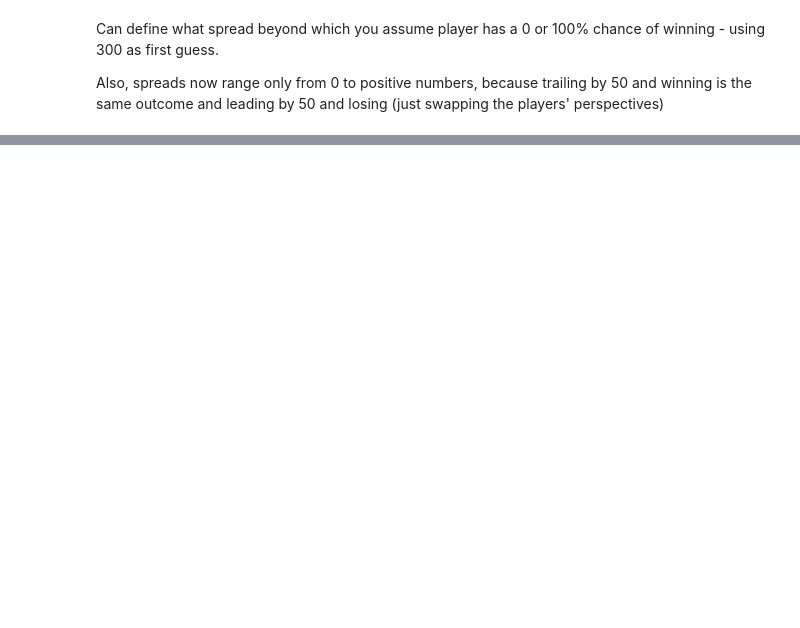
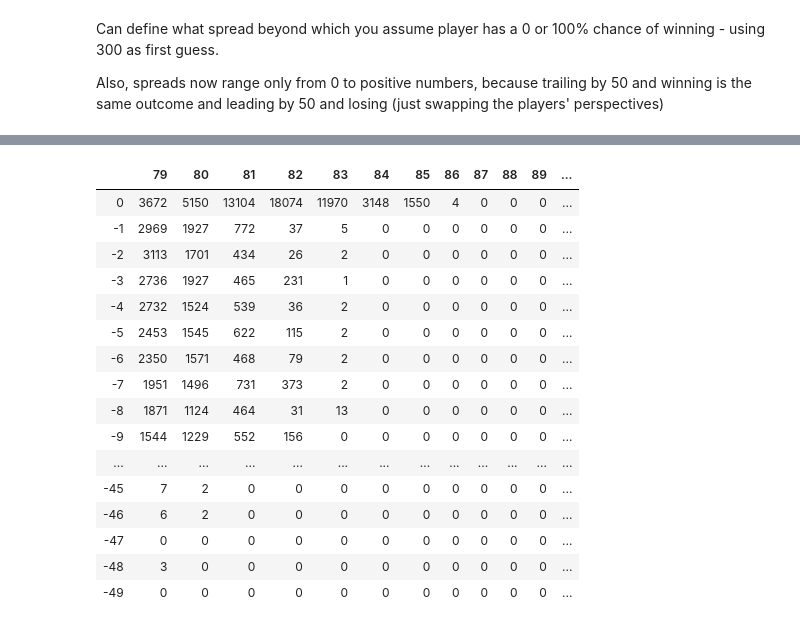
Before and after one commit to domino14/macondo, a Jupyter notebook: notebooks/win_pct/calculate_win_percentages.ipynb, the cells around one changed output, grey strips where cells are left out. Cells and saved outputs as stored; diff of their text form; code cells hidden in the pictures; blank space fills up the shorter version.

```diff
--- a/notebooks/win_pct/calculate_win_percentages.ipynb
+++ b/notebooks/win_pct/calculate_win_percentages.ipynb
@@ -16,6 +16,7 @@ log_folder = '../logs/'
 log_file = log_folder + 'log_20200515_preendgames.csv'
 
 todays_date = date.today().strftime("%Y%m%d")
+pd.options.display.max_rows = 999
 # %%
 spread = {}
 win_dict = {}
@@ -78,7 +85,7 @@ with open(log_file,'r') as f:
 
         # truncate spread to the range -max_spread to max_spread
         end_of_turn_tiles_left = int(row[10])-int(row[7])
-        end_of_turn_spread = int(row[6])-int(row[11])
+        end_of_turn_spread = min(max(int(row[6])-int(row[11]),-max_spread),max_spread)
 
         if end_of_turn_tiles_left > 0:
             counter_dict_by_spread_and_tiles_remaining[end_of_turn_tiles_left][end_of_turn_spread] += 1
@@ -91,9 +98,9 @@ with open(log_file,'r') as f:
                     end_of_turn_tiles_left][end_of_turn_spread] += (1-win_dict[row[1]])
 
         # debug rows
-        if i<10:
-            print(row)
-            print(end_of_turn_spread)
-            print(end_of_turn_tiles_left)
-            print(counter_dict_by_spread_and_tiles_remaining[end_of_turn_tiles_left][end_of_turn_spread])
-            print(win_counter_dict_by_spread_and_tiles_remaining[end_of_turn_tiles_left][end_of_turn_spread])
+#         if i<10:
+#             print(row)
+#             print(end_of_turn_spread)
+#             print(end_of_turn_tiles_left)
+#             print(counter_dict_by_spread_and_tiles_remaining[end_of_turn_tiles_left][end_of_turn_spread])
+#             print(win_counter_dict_by_spread_and_tiles_remaining[end_of_turn_tiles_left][end_of_turn_spread])
@@ -111,0 +144,20 @@ plt.savefig('win_pct.jpg')
+# %%
+count_df.iloc[300:350,79:]
+# %% [output]
+|  | 79 | 80 | 81 | 82 | 83 | 84 | 85 | 86 | 87 | 88 | 89 | ... |
+| 0 | 3672 | 5150 | 13104 | 18074 | 11970 | 3148 | 1550 | 4 | 0 | 0 | 0 | ... |
+| -1 | 2969 | 1927 | 772 | 37 | 5 | 0 | 0 | 0 | 0 | 0 | 0 | ... |
+| -2 | 3113 | 1701 | 434 | 26 | 2 | 0 | 0 | 0 | 0 | 0 | 0 | ... |
+| -3 | 2736 | 1927 | 465 | 231 | 1 | 0 | 0 | 0 | 0 | 0 | 0 | ... |
+| -4 | 2732 | 1524 | 539 | 36 | 2 | 0 | 0 | 0 | 0 | 0 | 0 | ... |
+| -5 | 2453 | 1545 | 622 | 115 | 2 | 0 | 0 | 0 | 0 | 0 | 0 | ... |
+| -6 | 2350 | 1571 | 468 | 79 | 2 | 0 | 0 | 0 | 0 | 0 | 0 | ... |
+| -7 | 1951 | 1496 | 731 | 373 | 2 | 0 | 0 | 0 | 0 | 0 | 0 | ... |
+| -8 | 1871 | 1124 | 464 | 31 | 13 | 0 | 0 | 0 | 0 | 0 | 0 | ... |
+| -9 | 1544 | 1229 | 552 | 156 | 0 | 0 | 0 | 0 | 0 | 0 | 0 | ... |
+| ... | ... | ... | ... | ... | ... | ... | ... | ... | ... | ... | ... | ... |
+| -45 | 7 | 2 | 0 | 0 | 0 | 0 | 0 | 0 | 0 | 0 | 0 | ... |
+| -46 | 6 | 2 | 0 | 0 | 0 | 0 | 0 | 0 | 0 | 0 | 0 | ... |
+| -47 | 0 | 0 | 0 | 0 | 0 | 0 | 0 | 0 | 0 | 0 | 0 | ... |
+| -48 | 3 | 0 | 0 | 0 | 0 | 0 | 0 | 0 | 0 | 0 | 0 | ... |
+| -49 | 0 | 0 | 0 | 0 | 0 | 0 | 0 | 0 | 0 | 0 | 0 | ... |
```
Also changed, not shown: parts of 18 cells of this notebook.
